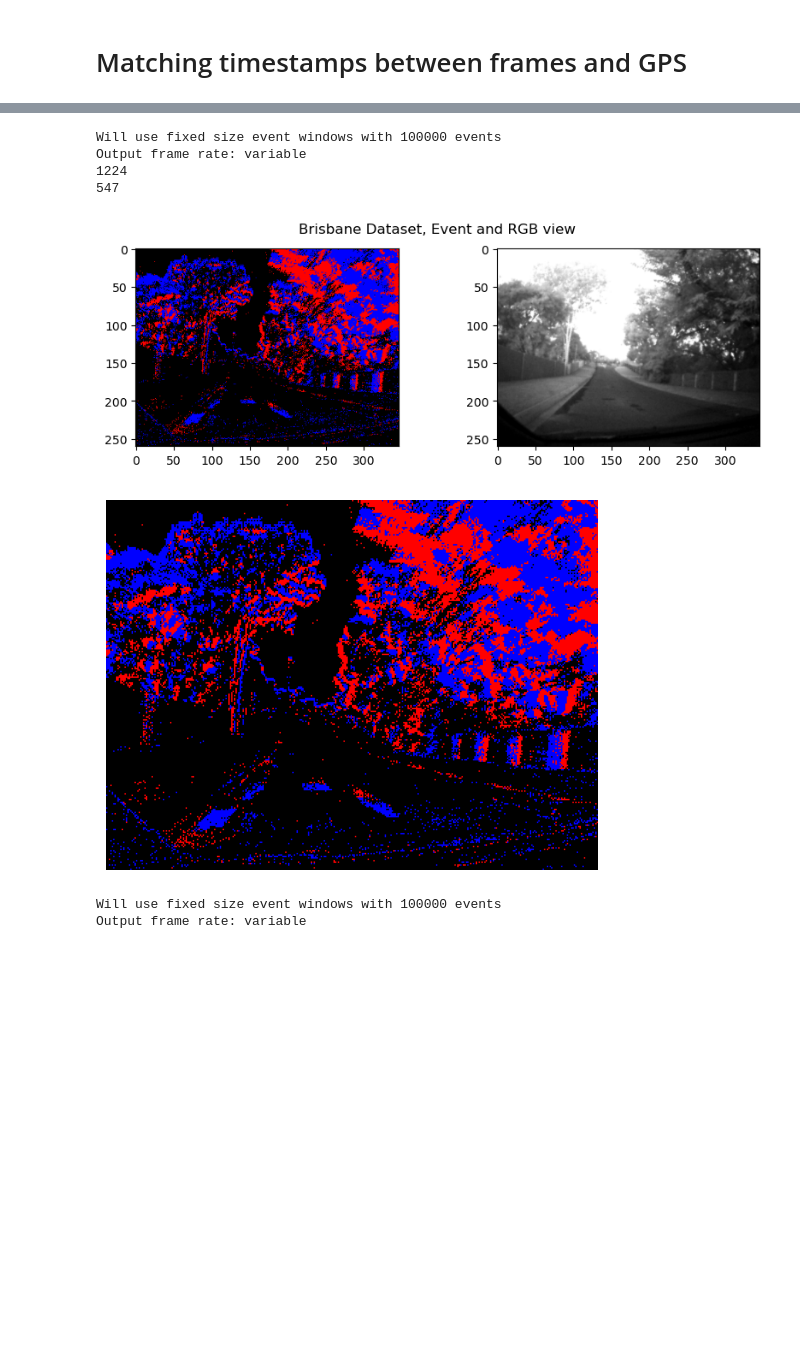
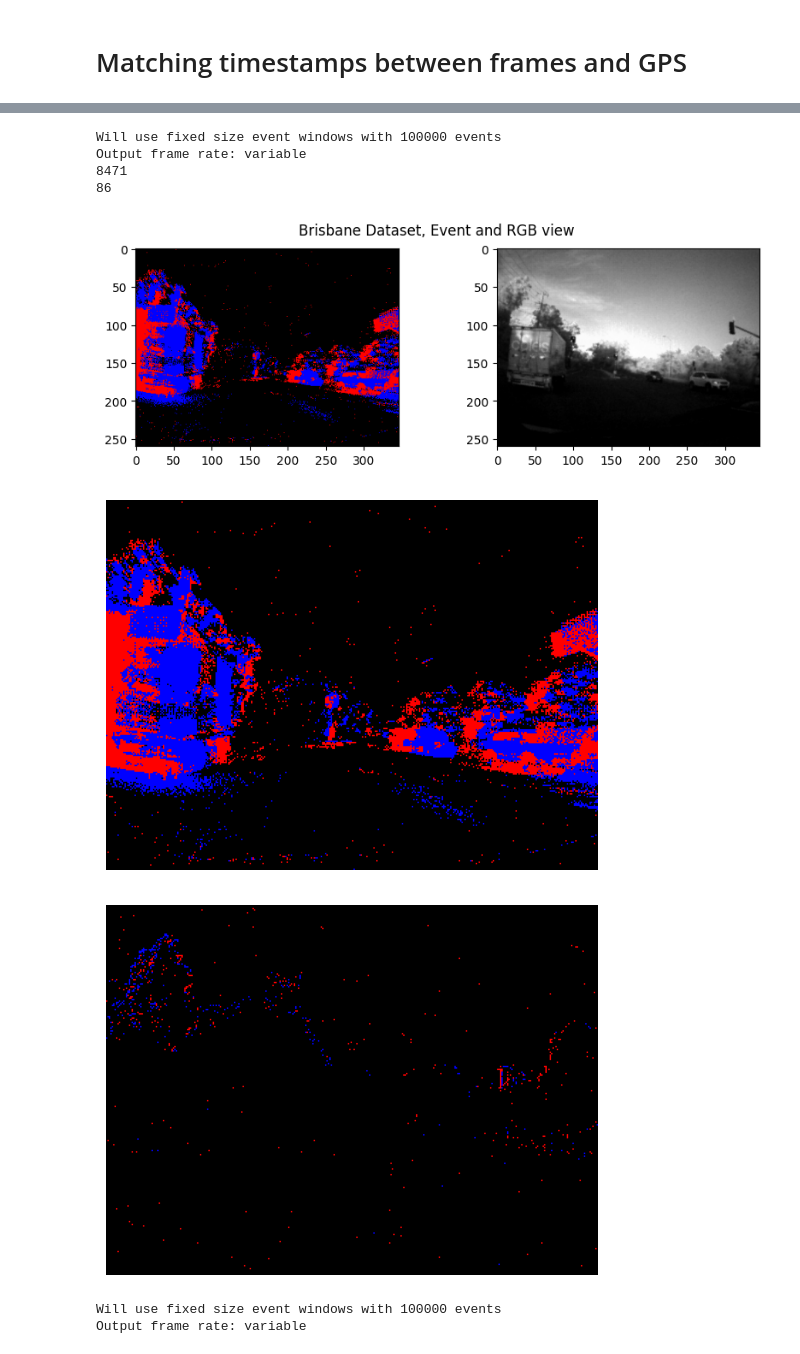
Before and after one commit to GeoffroyK/EventVPR, a Jupyter notebook: notebooks/proper_extraction.ipynb, the cells around one changed output, grey strips where cells are left out. Saved outputs shown, nothing was run; the diff lists cells and outputs as text; code cells hidden in the pictures; blank space fills up the shorter version.

```diff
--- a/notebooks/proper_extraction.ipynb
+++ b/notebooks/proper_extraction.ipynb
@@ -1,6 +1,7 @@
 # %%
 # Traverses that are going to be extracted
-extract_traverses = ["sunset1", "sunset2"]
+# extract_traverses = ["sunset1", "sunset2"]
+extract_traverses = ["sunset1", "sunset2", "morning", "sunrise", "daytime"]
 # %% [markdown]
 # Read coordinates for selected traverses
 # %%
@@ -201,37 +202,53 @@ print(image_index)
 print(len(calibrated_timestamps[traverse]))
 
 
 event_pattern = next(event_reader)
 while event_pattern[0][0] <  calibrated_timestamps[traverse][frame_index]:
     try:
         event_pattern = next(event_reader)
     except StopIteration:
         break
 
 frame = np.array(Image.open(timestamp_file_path[traverse][image_index]).convert('L'))
 
 plt.figure(figsize=(10,3))
 plt.suptitle("Brisbane Dataset, Event and RGB view")
 plt.subplot(1,2,1)
 plt.imshow(getVisualReprTimeWindow(convertListOfEventsIn2DVector(event_pattern)))
 plt.subplot(1,2,2)
 plt.imshow(frame, cmap="gray")
 
 plt.figure()
 plt.imshow(getVisualReprTimeWindow(convertListOfEventsIn2DVector(event_pattern)))
 plt.axis('off')
 plt.savefig("event_pattern.png")
 
+
+traverse = "sunrise"
+event_pattern = next(event_reader)
+while event_pattern[0][0] <  calibrated_timestamps[traverse][frame_index]:
+    try:
+        event_pattern = next(event_reader)
+    except StopIteration:
+        break
+
+plt.figure()
+plt.imshow(getVisualReprTimeWindow(convertListOfEventsIn2DVector(event_pattern)))
+plt.axis('off')
+plt.savefig("event_pattern_2.png")
+
+
 np.save(f"calibrated_timestamps_events{extract_traverses[0]}_{extract_traverses[1]}.npy", calibrated_timestamps)
 np.save(f"timestamp_file_path_frames{extract_traverses[0]}_{extract_traverses[1]}.npy", timestamp_file_path)
 np.save(f"matched_timestamp{extract_traverses[0]}_{extract_traverses[1]}.npy", matched_timestamp)
 # %% [output]
 Will use fixed size event windows with 100000 events
 Output frame rate: variable
-1224
-547
+8471
+86
-[figure, old version]
+[figure, new version]
-[figure, old version]
+[figure, new version]
+[figure, added]
 # %%
 import matplotlib.pyplot as plt
 from matplotlib.animation import FuncAnimation
```
Also changed, not shown: parts of 8 cells of this notebook.
